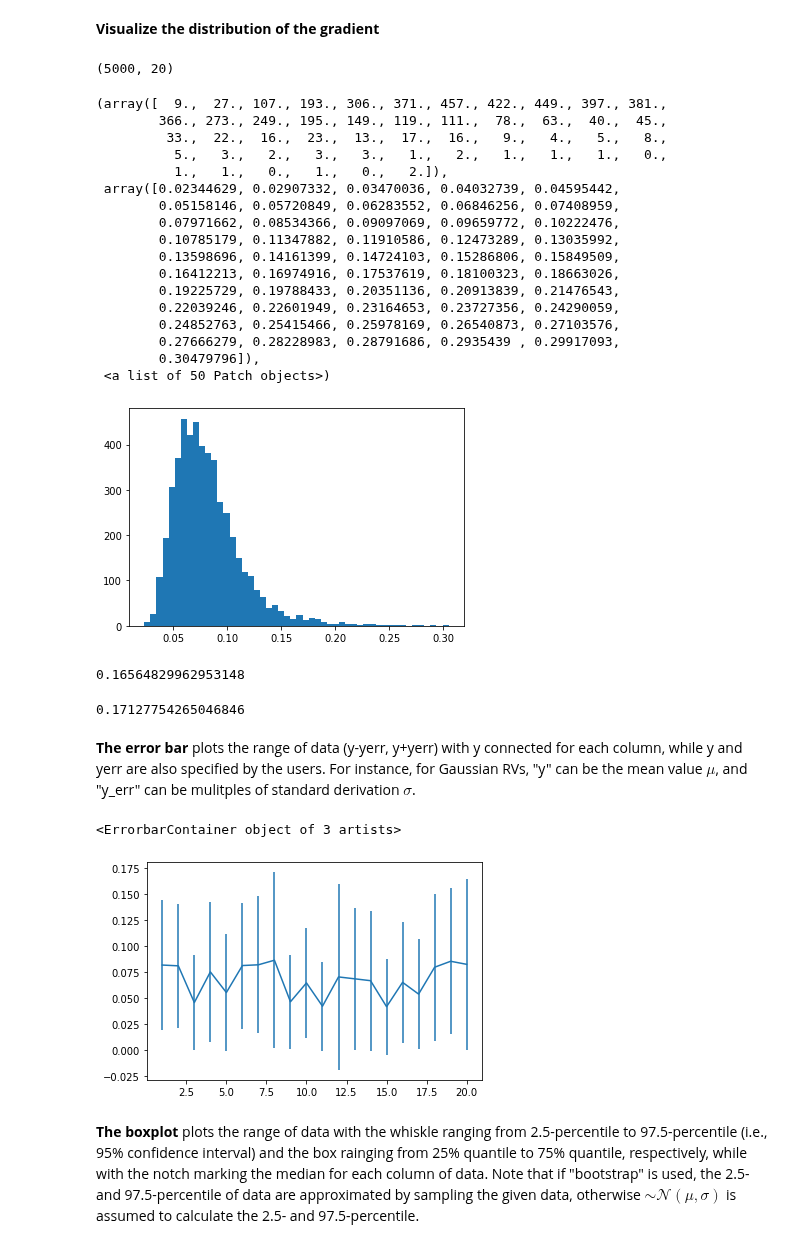
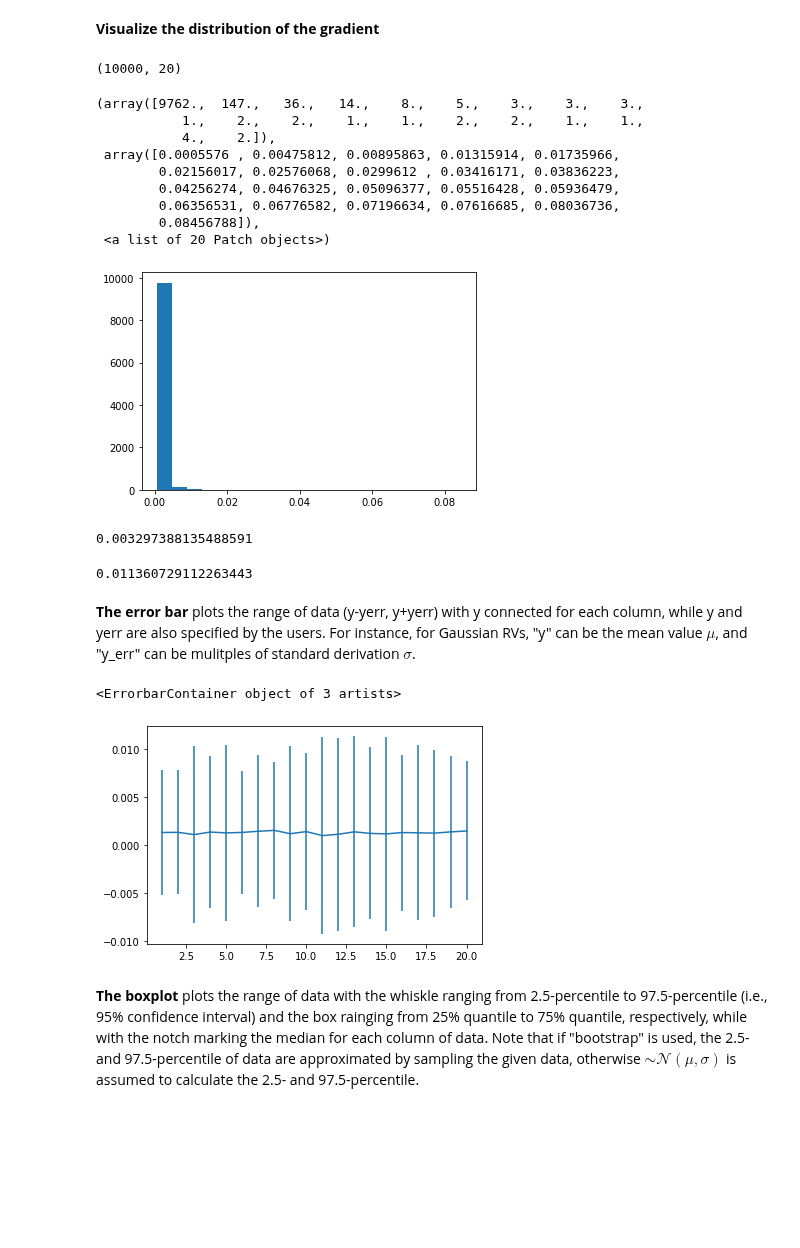
Before and after one commit to Fuzzy-Face/JSAC_FL, a Jupyter notebook: temp.ipynb, the cells around one changed output. Drawn from its saved outputs; the diff is of its cells as text; code cells hidden in the pictures; blank space fills up the shorter version.

```diff
--- a/temp.ipynb
+++ b/temp.ipynb
@@ -127,35 +127,35 @@ CG = PL * (np.abs(CH)) ** 2
 # losseses = np.array(losseses)
 # K = losseses.shape[2]
 # df1 = pd.DataFrame(losseses[0], columns = ['Device_{}'.format(i + 1) for i in range(K)] )
-losseses = pickle.load( open('../repo_jv/data/pair-wise/losseses_SCHEME_5_P_0.002_N_7943_rho_a_500.00_zeta0_0.0100_rho_a_prime_997.63.pkl', 'rb') )
+losseses = pickle.load( open('../repo_jv/data/simulations/losseses_SCHEME_1_eta0_2.00_zeta0_1.00_10-0.pkl', 'rb') )
 losseses = np.array(losseses)
 df1 = pd.DataFrame(losseses[0], columns = ['Device_{}'.format(i + 1) for i in range(K)] )
 
-losseses = pickle.load( open('../repo_jv/data/pair-wise/losseses_SCHEME_5_P_0.007_N_7943_rho_a_500.00_zeta0_0.0100_rho_a_prime_3459.15.pkl', 'rb') )
+losseses = pickle.load( open('../repo_jv/data/simulations/losseses_SCHEME_2_P_0.0020mW_N_7943_a_1000.00_zeta0_0.0050_a_prime_100.00.pkl', 'rb') )
 losseses = np.array(losseses)
 df2 = pd.DataFrame(losseses[0], columns = ['Device_{}'.format(i + 1) for i in range(K)] )
 
-losseses = pickle.load( open('../repo_jv/data/pair-wise/losseses_SCHEME_5_P_0.024_N_7943_rho_a_500.00_zeta0_0.0100_rho_a_prime_11994.16.pkl', 'rb') )
+losseses = pickle.load( open('../repo_jv/data/losseses_SCHEME_2_P_0.0002mW_N_7943_a_1000.00_zeta0_0.0050_a_prime_100.00.pkl', 'rb') )
 losseses = np.array(losseses)
 df3 = pd.DataFrame(losseses[0], columns = ['Device_{}'.format(i + 1) for i in range(K)] )
 
-losseses = pickle.load( open('../repo_jv/data/pair-wise/losseses_SCHEME_5_P_0.08_N_7943_rho_a_500.00_zeta0_0.0100_rho_a_prime_41588.19.pkl', 'rb') )
+losseses = pickle.load( open('../repo_jv/data/losseses_SCHEME_2_P_0.0200mW_N_7943_a_1000.00_zeta0_0.0050_a_prime_100.00.pkl', 'rb') )
 losseses = np.array(losseses)
 df4 = pd.DataFrame(losseses[0], columns = ['Device_{}'.format(i + 1) for i in range(K)] )
 
-losseses = pickle.load( open('../repo_jv/data/pair-wise/losseses_SCHEME_5_P_0.29_N_7943_rho_a_500.00_zeta0_0.0100_rho_a_prime_144201.58.pkl', 'rb') )
+losseses = pickle.load( open('../repo_jv/data/losseses_SCHEME_2_P_0.2000mW_N_7943_a_1000.00_zeta0_0.0050_a_prime_100.00.pkl', 'rb') )
 losseses = np.array(losseses)
 df5 = pd.DataFrame(losseses[0], columns = ['Device_{}'.format(i + 1) for i in range(K)] )
 
-losseses = pickle.load( open('../repo_jv/data/pair-wise/losseses_SCHEME_5_P_Inf_N_7943_rho_a_500.00_zeta0_0.0100_CHOCO.pkl', 'rb') )
-losseses = np.array(losseses)
-df6 = pd.DataFrame(losseses[0], columns = ['Device_{}'.format(i + 1) for i in range(K)] )
+# losseses = pickle.load( open('../repo_jv/data/losseses_SCHEME_2_P_0.0020mW_N_7943_a_10000.00_zeta0_0.0050_a_prime_100.00.pkl', 'rb') )
+# losseses = np.array(losseses)
+# df6 = pd.DataFrame(losseses[0], columns = ['Device_{}'.format(i + 1) for i in range(K)] )
 
-losseses = pickle.load( open('../repo_jv/data/losseses_SCHEME_1_eta0_2.00_zeta0_1.00_10-0.pkl', 'rb') )
-losseses = np.array(losseses)
-df7 = pd.DataFrame(losseses[0], columns = ['Device_{}'.format(i + 1) for i in range(K)] )
+# losseses = pickle.load( open('../repo_jv/data/losseses_SCHEME_1_eta0_2.00_zeta0_1.00_10-0.pkl', 'rb') )
+# losseses = np.array(losseses)
+# df7 = pd.DataFrame(losseses[0], columns = ['Device_{}'.format(i + 1) for i in range(K)] )
 
-losseses = pickle.load( open('../repo_jv/data/losseses_local_eta0_2.00.pkl', 'rb') )
+losseses = pickle.load( open('../repo_jv/data/simulations/losseses_local_eta0_2.00.pkl', 'rb') )
 losseses = np.array(losseses)
 df8 = pd.DataFrame(losseses[0], columns = ['Device_{}'.format(i + 1) for i in range(K)] )
 # %%
@@ -470,53 +472,45 @@ array([0.01 , 0.208, 0.406, 0.604, 0.802, 1.   ])
 # %% [markdown]
 **Visualize the distribution of the gradient**
 # %%
-grad_normses = pickle.load( open('../repo_jv/data/simulations/grad_normses_SCHEME_5.pkl', 'rb') )
+grad_normses = pickle.load( open('../repo_jv/data/simulations/grad_normses_SCHEME_0.pkl', 'rb') )
 grad_normses = np.array(grad_normses)
 # %%
 grad_normses = grad_normses.squeeze()
 # %%
 grad_normses.shape
 # %% [output]
-(5000, 20)
+(10000, 20)
 # %%
-plt.hist(grad_normses[:,0], 50)
+plt.hist(grad_normses[:,0], 20)
 # %% [output]
-(array([  9.,  27., 107., 193., 306., 371., 457., 422., 449., 397., 381.,
-        366., 273., 249., 195., 149., 119., 111.,  78.,  63.,  40.,  45.,
-         33.,  22.,  16.,  23.,  13.,  17.,  16.,   9.,   4.,   5.,   8.,
-          5.,   3.,   2.,   3.,   3.,   1.,   2.,   1.,   1.,   1.,   0.,
-          1.,   1.,   0.,   1.,   0.,   2.]),
- array([0.02344629, 0.02907332, 0.03470036, 0.04032739, 0.04595442,
-        0.05158146, 0.05720849, 0.06283552, 0.06846256, 0.07408959,
-        0.07971662, 0.08534366, 0.09097069, 0.09659772, 0.10222476,
-        0.10785179, 0.11347882, 0.11910586, 0.12473289, 0.13035992,
-        0.13598696, 0.14161399, 0.14724103, 0.15286806, 0.15849509,
-        0.16412213, 0.16974916, 0.17537619, 0.18100323, 0.18663026,
-        0.19225729, 0.19788433, 0.20351136, 0.20913839, 0.21476543,
-        0.22039246, 0.22601949, 0.23164653, 0.23727356, 0.24290059,
-        0.24852763, 0.25415466, 0.25978169, 0.26540873, 0.27103576,
-        0.27666279, 0.28228983, 0.28791686, 0.2935439 , 0.29917093,
-        0.30479796]),
- <a list of 50 Patch objects>)
+(array([9762.,  147.,   36.,   14.,    8.,    5.,    3.,    3.,    3.,
+           1.,    2.,    2.,    1.,    1.,    2.,    2.,    1.,    1.,
+           4.,    2.]),
+ array([0.0005576 , 0.00475812, 0.00895863, 0.01315914, 0.01735966,
+        0.02156017, 0.02576068, 0.0299612 , 0.03416171, 0.03836223,
+        0.04256274, 0.04676325, 0.05096377, 0.05516428, 0.05936479,
+        0.06356531, 0.06776582, 0.07196634, 0.07616685, 0.08036736,
+        0.08456788]),
+ <a list of 20 Patch objects>)
-[figure, old version]
+[figure, new version]
 # %%
 np.percentile(grad_normses, 95, axis=0).max()
 # %% [output]
-0.16564829962953148
+0.003297388135488591
 # %%
 y = grad_normses.mean(axis=0)
 yerr = grad_normses.std(axis=0)
 # %%
 (y+2*yerr).max()
 # %% [output]
-0.17127754265046846
+0.011360729112263443
 # %% [markdown]
 **The error bar** plots the range of data (y-yerr, y+yerr) with y connected for each column, while y and yerr are also specified by the users. For instance, for Gaussian RVs, "y" can be the mean value $\mu$, and "y_err" can be mulitples of standard derivation $\sigma$.
 # %%
 plt.errorbar(np.arange(1, 21), y, 2*yerr)
 # %% [output]
 <ErrorbarContainer object of 3 artists>
-[figure, old version]
+[figure, new version]
 # %% [markdown]
 **The boxplot** plots the range of data with the whiskle ranging from 2.5-percentile to 97.5-percentile (i.e., 95% confidence interval) and the box rainging from 25% quantile to 75% quantile, respectively, while with the notch marking the median for each column of data. Note that if "bootstrap" is used, the 2.5- and 97.5-percentile of data are approximated by sampling the given data, otherwise $\sim\mathcal{N}(\mu,\sigma)$ is assumed to calculate the 2.5- and 97.5-percentile.
 # %%
```
Also changed, not shown: parts of 9 cells of this notebook, 1 other file.
